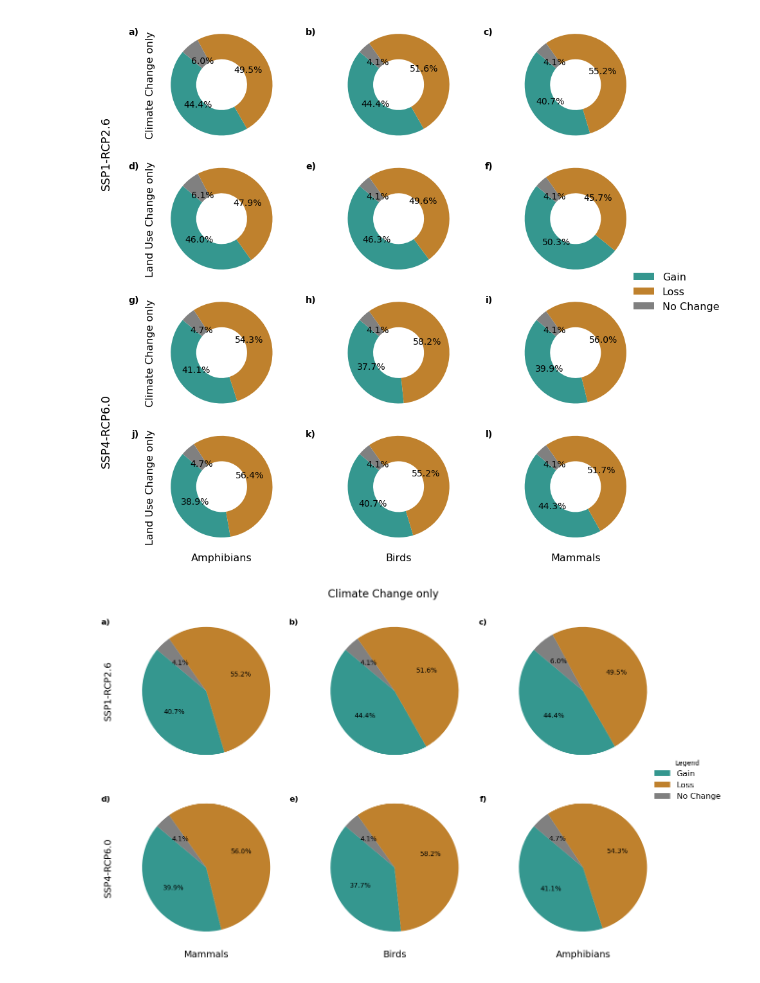
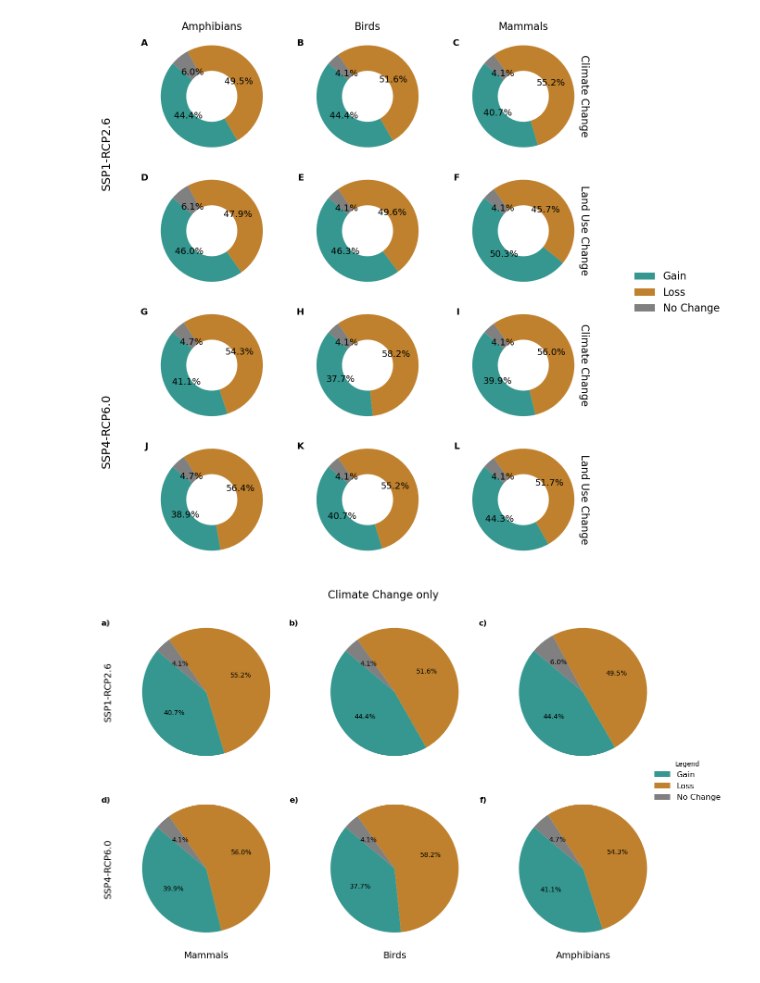
Before and after one commit to wyssacademy-unibe-ch/climate_Hari_etal_BioscenComb, a Jupyter notebook: functions/figures/code/key_fig_4.ipynb, the cells around one changed output. Cells and saved outputs as stored; diff of their text form; code cells hidden in the pictures.

```diff
--- a/functions/figures/code/key_fig_4.ipynb
+++ b/functions/figures/code/key_fig_4.ipynb
@@ -291,8 +288,10 @@ num_scenarios = len(scenarios)
 num_taxas = len(taxas)
 num_rows = num_scenarios * 2  # Two rows per scenario: one for CC and one for LUC
 num_cols = num_taxas  # One column per taxa
-subplot_labels = ['a)', 'b)','c)','g)','h)','i)']
-subplot_labels_luc = ['d)', 'e)','f)','j)','k)','l)']
+subplot_labels = ['A', 'B','C','G','H','I']
+subplot_labels_luc = ['D', 'E','F','J','K','L']
+
+
 fig, axes = plt.subplots(num_rows, num_cols, figsize=(12,12))  # Adjust figsize as needed
 
 # Define the width of the doughnut. Smaller values = thicker doughnuts
@@ -323,43 +322,49 @@ for j, scenario in enumerate(scenarios):
         gain_area_luc = xr.where(luc_fut > luc_hist, cell_area,0).sum().item()
         no_change_area = xr.where((sumbin_future-newvalue_future) == (sumbin_hist-newvalue_hist), cell_area, 0).sum().item()
 
         luc_fut = sumbin_future - newvalue_future
         luc_hist = sumbin_hist- newvalue_hist
         loss_area_cc = xr.where(newvalue_future < newvalue_hist, cell_area, 0).sum().item() # Convert to km²
         loss_area_luc = xr.where(luc_fut < luc_hist, cell_area,0).sum().item()
 
 
 
         # Doughnut plots
         ax_cc = axes[j*2, i]  # Even row indices for Climate Change
         ax_cc.pie([gain_area_cc, loss_area_cc, no_change_area], colors=colors, autopct='%1.1f%%', startangle=140, wedgeprops=dict(width=doughnut_width),textprops=dict(color='black',  fontsize=14))
-        if i == 0:  # Only set the label for the first column
-            ax_cc.set_ylabel('Climate Change only', fontsize=16)
+        if i == 2:  # Only set the label for the first column
+            ax_cc.set_ylabel('Climate Change', fontsize=16, rotation=-90)
+            ax_cc.yaxis.set_label_position("right")  #
+  # Po)
 
         ax_luc = axes[j*2 + 1, i]  # Odd row indices for Land Use Change
         ax_luc.pie([gain_area_luc, loss_area_luc, no_change_area], colors=colors, autopct='%1.1f%%', startangle=140, wedgeprops=dict(width=doughnut_width), textprops=dict(color='black',  fontsize=14))
-        if i == 0:  # Only set the label for the first column
-            ax_luc.set_ylabel('Land Use Change only', fontsize=16)
-        if j == 1:
-            ax_luc.set_xlabel(f'{taxa_indices[taxa]}', fontsize=16)
+        if i == 2:  # Only set the label for the first column
+            ax_luc.set_ylabel('Land Use Change', fontsize=16,  rotation=-90)
+            ax_luc.yaxis.set_label_position("right")
+        if j == 0:
+            ax_cc.set_xlabel(f'{taxa_indices[taxa]}', fontsize=16)
+            ax_cc.xaxis.set_label_position("top")
 
 
-        ax_cc.text(-0.15, 0.95, subplot_labels[label_index], transform=ax_cc.transAxes, fontsize=14, weight='semibold', va='top', ha='right')
-        ax_luc.text(-0.15, 0.95, subplot_labels_luc[label_index], transform=ax_luc.transAxes, fontsize=14, weight='semibold', va='top', ha='right')
+        ax_cc.text(0, 0.95, subplot_labels[label_index], transform=ax_cc.transAxes, fontsize=14, weight='semibold', va='top', ha='right')
+        ax_luc.text(0, 0.95, subplot_labels_luc[label_index], transform=ax_luc.transAxes, fontsize=14, weight='semibold', va='top', ha='right')
 
         label_index += 1  # Increment the counter
 
 
 # Adjustments for SSP/RCP labels
 fig.text(-0.02, 0.75, 'SSP1-RCP2.6', ha='center', va='center', fontsize=18, rotation='vertical')
 fig.text(-0.02, 0.25, 'SSP4-RCP6.0', ha='center', va='center', fontsize=18, rotation='vertical')
 set_plot_param()
 
 # Legend for the whole figure
 fig.legend(colors, labels=labels, loc='center right', bbox_to_anchor=(1.1, 0.5), frameon=False, fontsize=16)
-plt.tight_layout()
+plt.tight_layout(rect=[0, 0, 0.9, 1])
+
+plt.savefig("/storage/homefs/ch21o450/scripts/climate_Hari_etal_inprep/functions/figures/main_figures/Figure_4.png", bbox_inches='tight', pad_inches=0.5)
 # %% [output]
-[figure, old version]
+[figure, new version]
 # %%
 warnings.filterwarnings('ignore', category=UserWarning)
 # Assuming set_plot_param() is defined elsewhere
```
Also changed, not shown: parts of 1 cell of this notebook, 59 other files.
